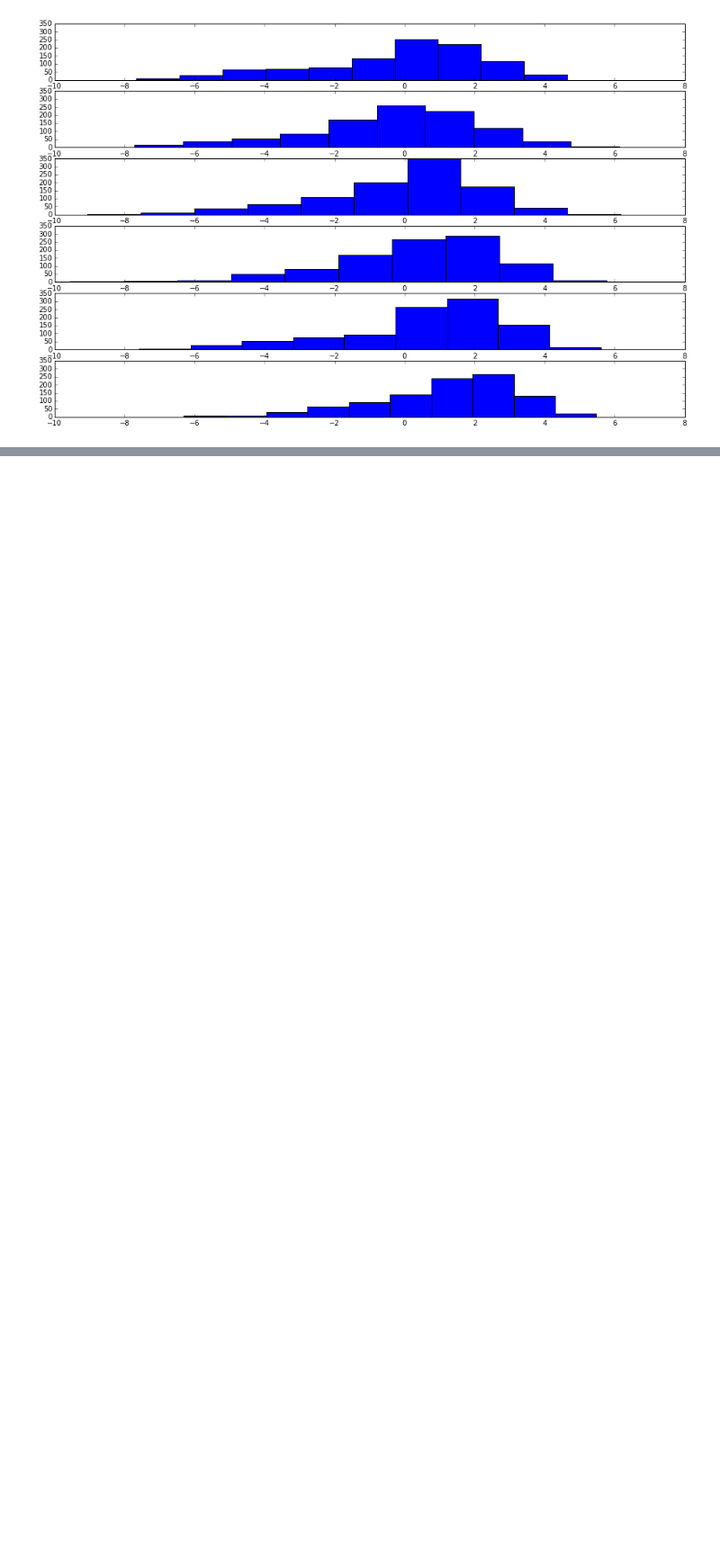
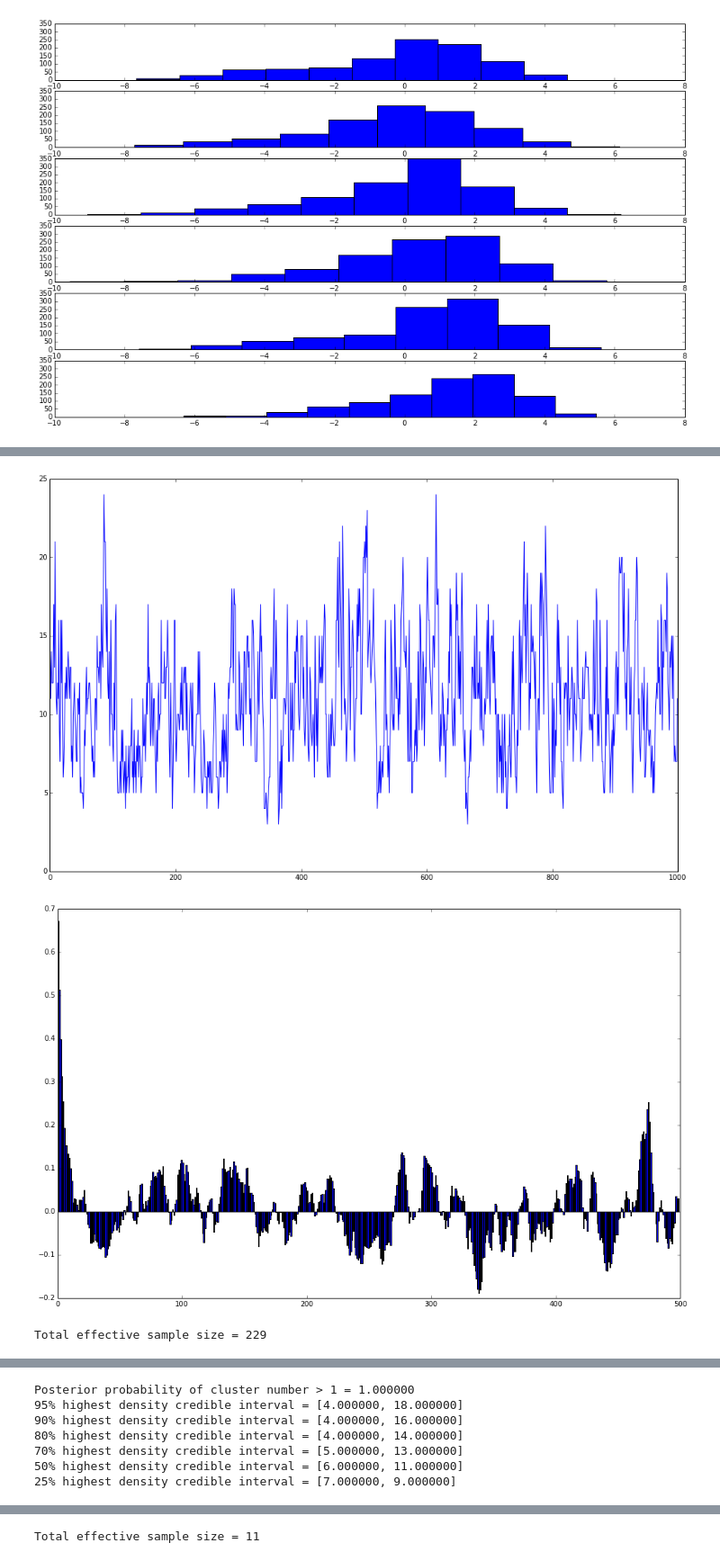
Before and after one commit to ap728/ppl-hormones, a Jupyter notebook: src/refactored.ipynb, the cells around one changed output, grey strips where cells are left out. Shown at 90% size. Drawn from its saved outputs; the diff is of its cells as text; code cells hidden in the pictures; blank space fills up the shorter version.

Commit message:
Now with fancy model as well

```diff
--- a/src/refactored.ipynb
+++ b/src/refactored.ipynb
@@ -639,3 +640,42 @@ cluster_sensitivity(traces=traces, prior=False)
 reg_coef_sensitivity(traces=traces, prior=False)
 # %% [output]
 [figure]
+# %%
+# Now let's try an even more flexible model
+
+# Specify linear regression with clustered noise and slight interactions with the clusterings
+
+def create_fancy_model(crp_alpha='(uniform_continuous 0.1 20)',
+                                     offset_prior='(uniform_continuous -20 50)',
+                                     reg_coef_prior='(uniform_continuous -10 10)',
+                                     reg_coef_variation_prior='(uniform_continuous -1 1)',
+                                     noise_sd_prior='(uniform_continuous 0.1 10)'):
+    v.clear()
+
+    v.assume("cluster_membership_crp", "(make_crp %s)" % crp_alpha)
+    v.assume("cluster_membership", "(mem (lambda (index) (cluster_membership_crp)))")
+
+    v.assume("intercept", "(mem (lambda (cluster_index) %s))" % offset_prior)
+    v.assume("reg_coef", reg_coef_prior)
+    v.assume("cluster_reg_coef", "(mem (lambda (cluster_index) (+ reg_coef %s)))" % reg_coef_variation_prior)
+    v.assume("noise_sd", "(mem (lambda (cluster_index) %s))" % noise_sd_prior)
+
+    v.assume("f", "(lambda (x index) (+ (intercept (cluster_membership index)) (* (cluster_reg_coef (cluster_membership index)) x)))")
+
+def observe_variable_noise_data(X, Y):
+    for index, (x, y) in enumerate(zip(X, Y)):
+        v.observe("(normal (f %f %d) (noise_sd %d))" % (x, index, index), y)
+# %%
+# Run inference several times with data
+
+if not DEBUG:
+    n_skip = 50000
+
+traces = []
+for _ in range(n_traces):
+    # Create model
+    create_fancy_model()
+    # Observe data
+    observe_variable_noise_data(X, Y)
+    # Collect trace
+    traces.append(run_inference(n_data_points=len(Y), n_samples=n_samples, n_skip=n_skip, n_burn=n_burn))
@@ -641,0 +701,9 @@ reg_coef_sensitivity(traces=traces, prior=False)
+# %%
+# Summarise
+
+analyse_clusters(traces=traces, prior=False)
+analyse_reg_coef(traces=traces, prior=False)
+# %% [output]
+[figure, added]
+[figure, added]
+Total effective sample size = 229
@@ -641,0 +711,7 @@ reg_coef_sensitivity(traces=traces, prior=False)
+Posterior probability of cluster number > 1 = 1.000000
+95% highest density credible interval = [4.000000, 18.000000]
+90% highest density credible interval = [4.000000, 16.000000]
+80% highest density credible interval = [4.000000, 14.000000]
+70% highest density credible interval = [5.000000, 13.000000]
+50% highest density credible interval = [6.000000, 11.000000]
+25% highest density credible interval = [7.000000, 9.000000]
@@ -641,0 +722 @@ reg_coef_sensitivity(traces=traces, prior=False)
+Total effective sample size = 11
```
Also changed, not shown: parts of 5 cells of this notebook.
